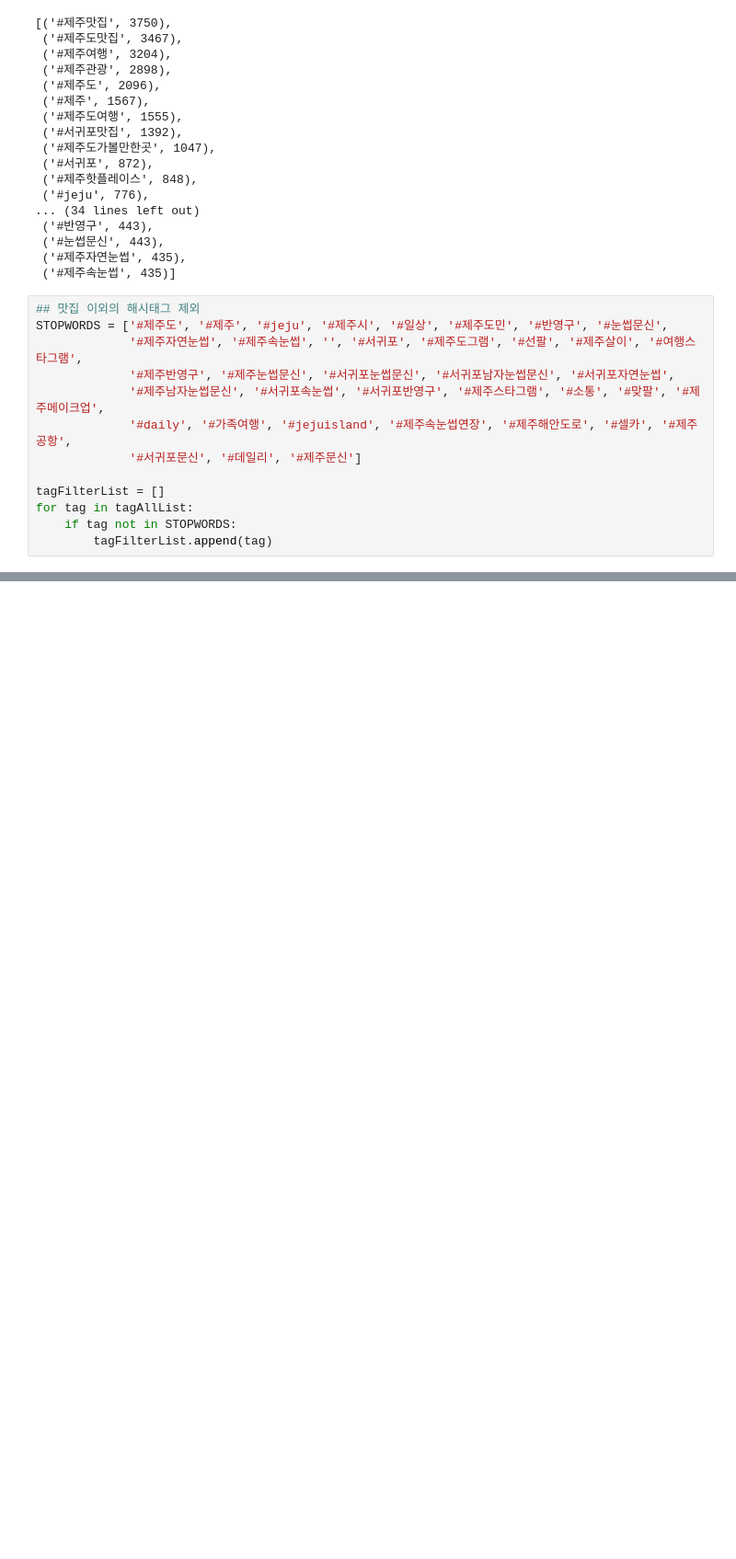
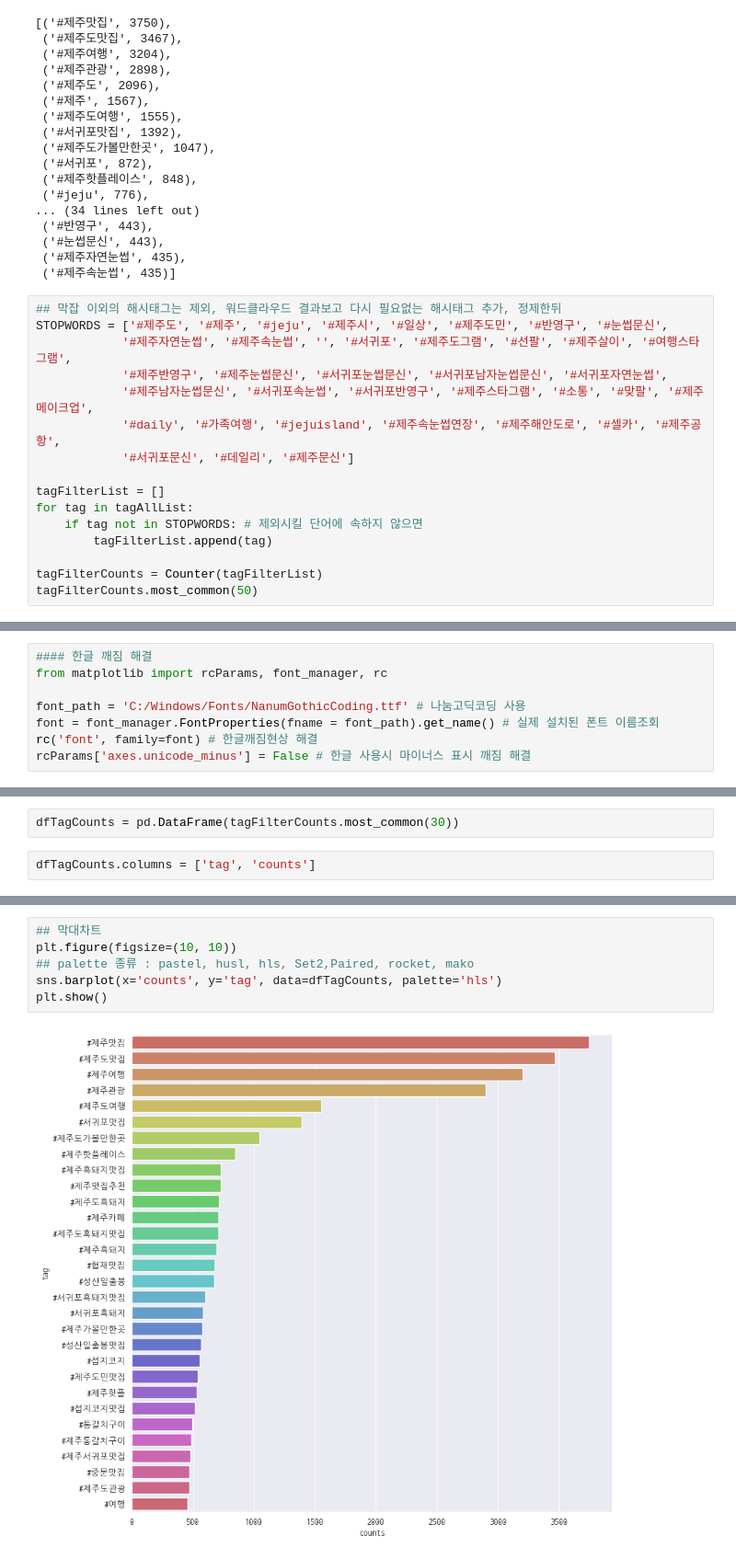
Before and after one commit to Koeyh/bigdata-analysis-2024, a Jupyter notebook: day04/da11_제주도핫플레이스_크롤링.ipynb, the cells around one changed output, grey strips where cells are left out. Shown: that part at 92% size. Cells and saved outputs as stored; diff of their text form; blank space fills up the shorter version.

```diff
--- a/day04/da11_제주도핫플레이스_크롤링.ipynb
+++ b/day04/da11_제주도핫플레이스_크롤링.ipynb
@@ -180,16 +182,19 @@ tagCounts.most_common(50)
  ('#제주자연눈썹', 435),
  ('#제주속눈썹', 435)]
 # %%
-## 맛집 이외의 해시태그 제외
+## 막잡 이외의 해시태그는 제외, 워드클라우드 결과보고 다시 필요없는 해시태그 추가, 정제한뒤
 STOPWORDS = ['#제주도', '#제주', '#jeju', '#제주시', '#일상', '#제주도민', '#반영구', '#눈썹문신',
-             '#제주자연눈썹', '#제주속눈썹', '', '#서귀포', '#제주도그램', '#선팔', '#제주살이', '#여행스타그램',
-             '#제주반영구', '#제주눈썹문신', '#서귀포눈썹문신', '#서귀포남자눈썹문신', '#서귀포자연눈썹',
-             '#제주남자눈썹문신', '#서귀포속눈썹', '#서귀포반영구', '#제주스타그램', '#소통', '#맞팔', '#제주메이크업',
-             '#daily', '#가족여행', '#jejuisland', '#제주속눈썹연장', '#제주해안도로', '#셀카', '#제주공항',
-             '#서귀포문신', '#데일리', '#제주문신']
+            '#제주자연눈썹', '#제주속눈썹', '', '#서귀포', '#제주도그램', '#선팔', '#제주살이', '#여행스타그램',
+            '#제주반영구', '#제주눈썹문신', '#서귀포눈썹문신', '#서귀포남자눈썹문신', '#서귀포자연눈썹',
+            '#제주남자눈썹문신', '#서귀포속눈썹', '#서귀포반영구', '#제주스타그램', '#소통', '#맞팔', '#제주메이크업',
+            '#daily', '#가족여행', '#jejuisland', '#제주속눈썹연장', '#제주해안도로', '#셀카', '#제주공항',
+            '#서귀포문신', '#데일리', '#제주문신']
 
 tagFilterList = []
 for tag in tagAllList:
-    if tag not in STOPWORDS:
+    if tag not in STOPWORDS: # 제외시킬 단어에 속하지 않으면
         tagFilterList.append(tag)
+
+tagFilterCounts = Counter(tagFilterList)
+tagFilterCounts.most_common(50)
 # %% [output]
@@ -196,0 +221,8 @@ SyntaxError: invalid syntax (1424434501.py, line 7)
+# %%
+#### 한글 깨짐 해결
+from matplotlib import rcParams, font_manager, rc
+
+font_path = 'C:/Windows/Fonts/NanumGothicCoding.ttf' # 나눔고딕코딩 사용
+font = font_manager.FontProperties(fname = font_path).get_name() # 실제 설치된 폰트 이름조회
+rc('font', family=font) # 한글깨짐현상 해결
+rcParams['axes.unicode_minus'] = False # 한글 사용시 마이너스 표시 깨짐 해결
@@ -196,0 +232,4 @@ SyntaxError: invalid syntax (1424434501.py, line 7)
+# %%
+dfTagCounts = pd.DataFrame(tagFilterCounts.most_common(30))
+# %%
+dfTagCounts.columns = ['tag', 'counts']
@@ -196,0 +240,8 @@ SyntaxError: invalid syntax (1424434501.py, line 7)
+# %%
+## 막대차트
+plt.figure(figsize=(10, 10))
+## palette 종류 : pastel, husl, hls, Set2,Paired, rocket, mako
+sns.barplot(x='counts', y='tag', data=dfTagCounts, palette='hls')
+plt.show()
+# %% [output]
+[figure, added]
```
Also changed, not shown: parts of 23 cells of this notebook, 5 other files.
